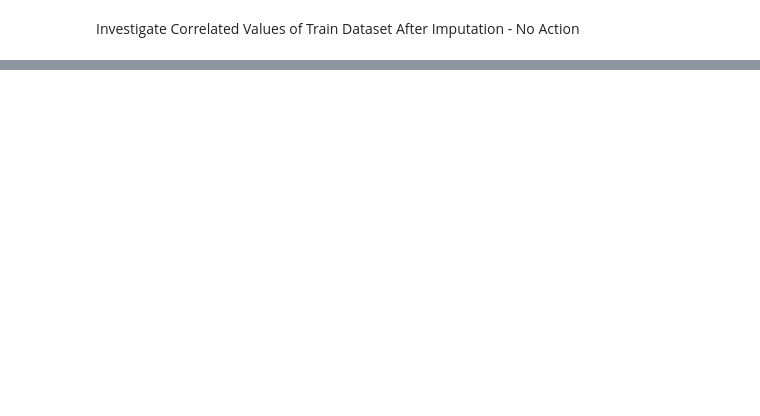
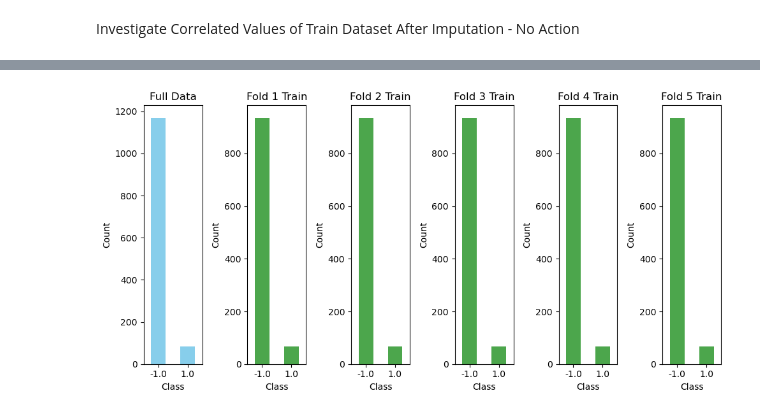
Before and after one commit to hugo-am/SECOM_HTWG2, a Jupyter notebook: SECOM Base.ipynb, the cells around one changed output, grey strips where cells are left out. Drawn from its saved outputs; the diff is of its cells as text; code cells hidden in the pictures; blank space fills up the shorter version.

```diff
--- a/SECOM Base.ipynb
+++ b/SECOM Base.ipynb
@@ -578,4 +589,6 @@ dtype: float64
 # %% [markdown]
 Execute Train/Test Split
+# %%
+df = df.drop(columns=['timestamp'])
 # %%
 # Ensure the 'status' column is included in the split for stratification
@@ -679,7 +692,9 @@ plt.show()
 Zero Variance Removal - # Removed
 # %%
 # Identify columns with zero variance
-zero_variance_columns = train_data.columns[train_data.std() == 0]
+zero_variance_columns = train_data.drop(columns=['status', 'timestamp'], errors='ignore').columns[
+    train_data.drop(columns=['status', 'timestamp'], errors='ignore').std() == 0
+]
 
 # Drop zero variance columns
 train_data = train_data.drop(columns=zero_variance_columns)
@@ -1064,0 +1057,16 @@ Confusion Matrix:
+# %%
+##DEFINE CURRENT DISTRIBUTION OF CLASSES IN THE ORIGINAL IMPUTED DATASET AND EACH FOLD
+
+# Print class distribution of the full KNN-imputed training set
+print("Class distribution in knn_imputed_w_outliers:")
+print(knn_imputed_w_outliers['status'].value_counts())
+
+# Print class distribution for each fold (train and validation sets)
+for fold, (train_idx, val_idx) in enumerate(skf.split(X, y), 1):
+    y_train = y.iloc[train_idx]
+    y_val = y.iloc[val_idx]
+    print(f"\nFold {fold}:")
+    print("  Train class distribution:")
+    print(y_train.value_counts())
+    print("  Validation class distribution:")
+    print(y_val.value_counts())
@@ -1064,0 +1091,24 @@ Confusion Matrix:
+# %%
+# Print histogram of class distribution for knn_imputed_w_outliers and each k-fold train set (before SMOTE balancing)
+plt.figure(figsize=(10, 5))
+plt.subplot(1, skf.get_n_splits() + 1, 1)
+knn_imputed_w_outliers['status'].value_counts().sort_index().plot(kind='bar', color='skyblue')
+plt.title('Full Data')
+plt.xlabel('Class')
+plt.ylabel('Count')
+plt.xticks(rotation=0)
+
+# Plot histograms for each fold's train set (exclude validation data)
+for i, (train_idx, val_idx) in enumerate(skf.split(X, y), 2):
+    plt.subplot(1, skf.get_n_splits() + 1, i)
+    y_train = y.iloc[train_idx]
+    y_train.value_counts().sort_index().plot(kind='bar', color='green', alpha=0.7)
+    plt.title(f'Fold {i-1} Train')
+    plt.xlabel('Class')
+    plt.ylabel('Count')
+    plt.xticks(rotation=0)
+
+plt.tight_layout()
+plt.show()
+# %% [output]
+[figure, added]
```
Also changed, not shown: parts of 44 cells of this notebook.
